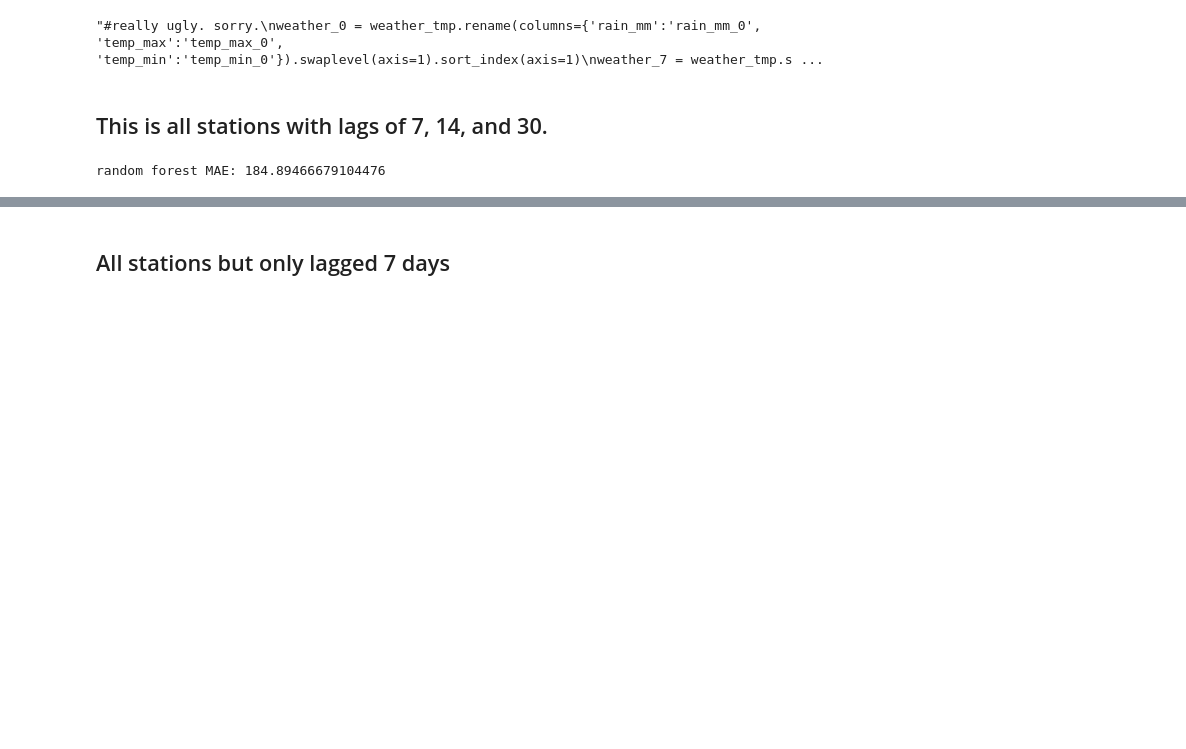
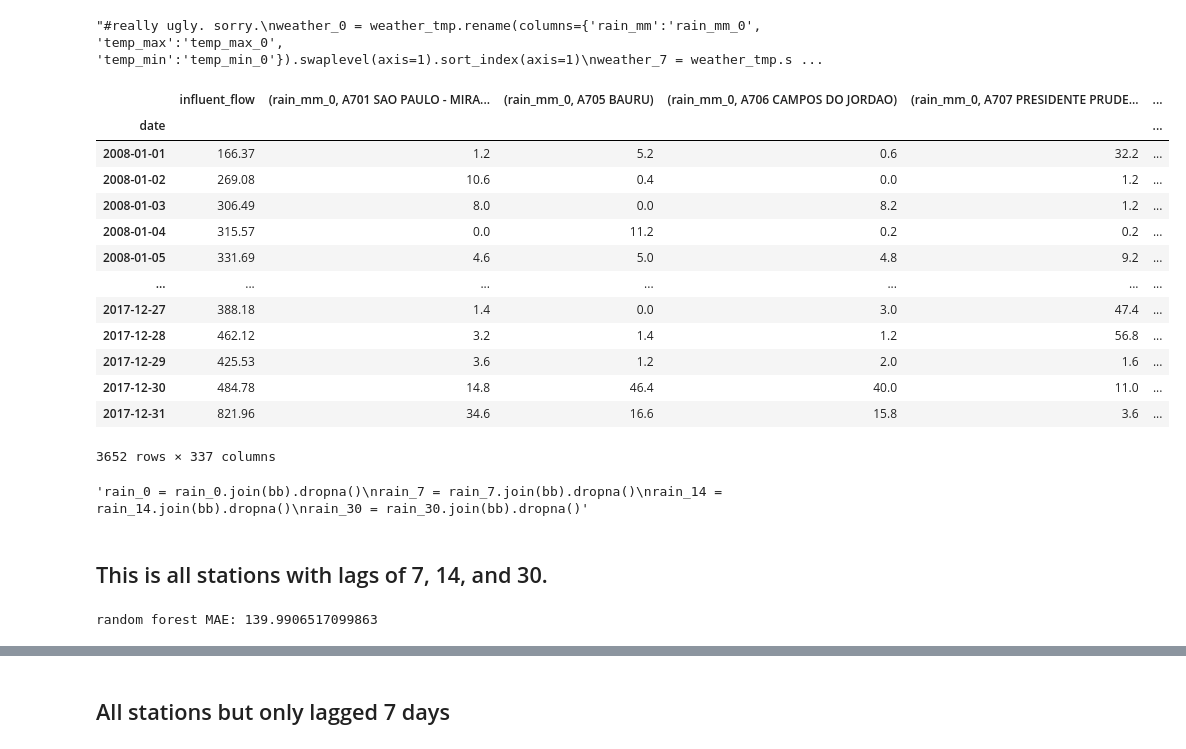
Before and after one commit to cameronthieme/IMAbootcamp2021, a Jupyter notebook: Data Exploration/Decision_Trees/Random_Forests_Weather_Stations.ipynb, the cells around one changed output, grey strips where cells are left out. Drawn from its saved outputs; the diff is of its cells as text; code cells hidden in the pictures; blank space fills up the shorter version.

```diff
--- a/Data Exploration/Decision_Trees/Random_Forests_Weather_Stations.ipynb
+++ b/Data Exploration/Decision_Trees/Random_Forests_Weather_Stations.ipynb
@@ -43,18 +43,43 @@ rain_agg = bb.join(rain_0).join(rain_7).join(rain_14).join(rain_30)
+# %%
+rain_agg = bb
+
+for i in range(0,8):
+    rain_lag = rain.shift(i).rename(columns={'rain_mm':'rain_mm_' + str(i)})
+    rain_agg = rain_agg.join(rain_lag).dropna()
+
+rain_agg
+# %% [output]
+|  | influent_flow | (rain_mm_0, A701 SAO PAULO - MIRA... | (rain_mm_0, A705 BAURU) | (rain_mm_0, A706 CAMPOS DO JORDAO) | (rain_mm_0, A707 PRESIDENTE PRUDE... | ... |
+| date |  |  |  |  |  | ... |
+| 2008-01-01 | 166.37 | 1.2 | 5.2 | 0.6 | 32.2 | ... |
+| 2008-01-02 | 269.08 | 10.6 | 0.4 | 0.0 | 1.2 | ... |
+| 2008-01-03 | 306.49 | 8.0 | 0.0 | 8.2 | 1.2 | ... |
+| 2008-01-04 | 315.57 | 0.0 | 11.2 | 0.2 | 0.2 | ... |
+| 2008-01-05 | 331.69 | 4.6 | 5.0 | 4.8 | 9.2 | ... |
+| ... | ... | ... | ... | ... | ... | ... |
+| 2017-12-27 | 388.18 | 1.4 | 0.0 | 3.0 | 47.4 | ... |
+| 2017-12-28 | 462.12 | 3.2 | 1.4 | 1.2 | 56.8 | ... |
+| 2017-12-29 | 425.53 | 3.6 | 1.2 | 2.0 | 1.6 | ... |
+| 2017-12-30 | 484.78 | 14.8 | 46.4 | 40.0 | 11.0 | ... |
+| 2017-12-31 | 821.96 | 34.6 | 16.6 | 15.8 | 3.6 | ... |
+3652 rows × 337 columns
 # %%
 X_agg = rain_agg.drop('influent_flow', axis = 1)
 y_agg = rain_agg.influent_flow
 X_agg_train, X_agg_test, y_agg_train, y_agg_test = train_test_split(X_agg, y_agg, train_size = 0.8, random_state = 0)
 # %%
-rain_0 = rain_0.join(bb).dropna()
+'''rain_0 = rain_0.join(bb).dropna()
 rain_7 = rain_7.join(bb).dropna()
 rain_14 = rain_14.join(bb).dropna()
-rain_30 = rain_30.join(bb).dropna()
+rain_30 = rain_30.join(bb).dropna()'''
+# %% [output]
+'rain_0 = rain_0.join(bb).dropna()\nrain_7 = rain_7.join(bb).dropna()\nrain_14 = rain_14.join(bb).dropna()\nrain_30 = rain_30.join(bb).dropna()'
 # %% [markdown]
 ## This is all stations with lags of 7, 14, and 30.
 # %%
 # All stations, all lags predicting energy generated at B. Bonita
 
-random_forest_rain_agg = RandomForestRegressor(max_features = 10, random_state = 1)
+random_forest_rain_agg = RandomForestRegressor(max_features = 3, random_state = 1230)
 
 random_forest_rain_agg.fit(X_agg_train, y_agg_train)
 
@@ -67,7 +92,7 @@ Importance_agg = Importance_agg.sort_values(by = 'Importance', axis = 0)
 
 print("random forest MAE:", mean_absolute_error(y_agg_test, pred_agg))
 # %% [output]
-random forest MAE: 184.89466679104476
+random forest MAE: 139.9906517099863
 # %%
 Importance_agg = pd.DataFrame({'Importance':random_forest_rain_agg.feature_importances_*100},
                           index = X_agg.columns)
```
Also changed, not shown: parts of 13 cells of this notebook.
